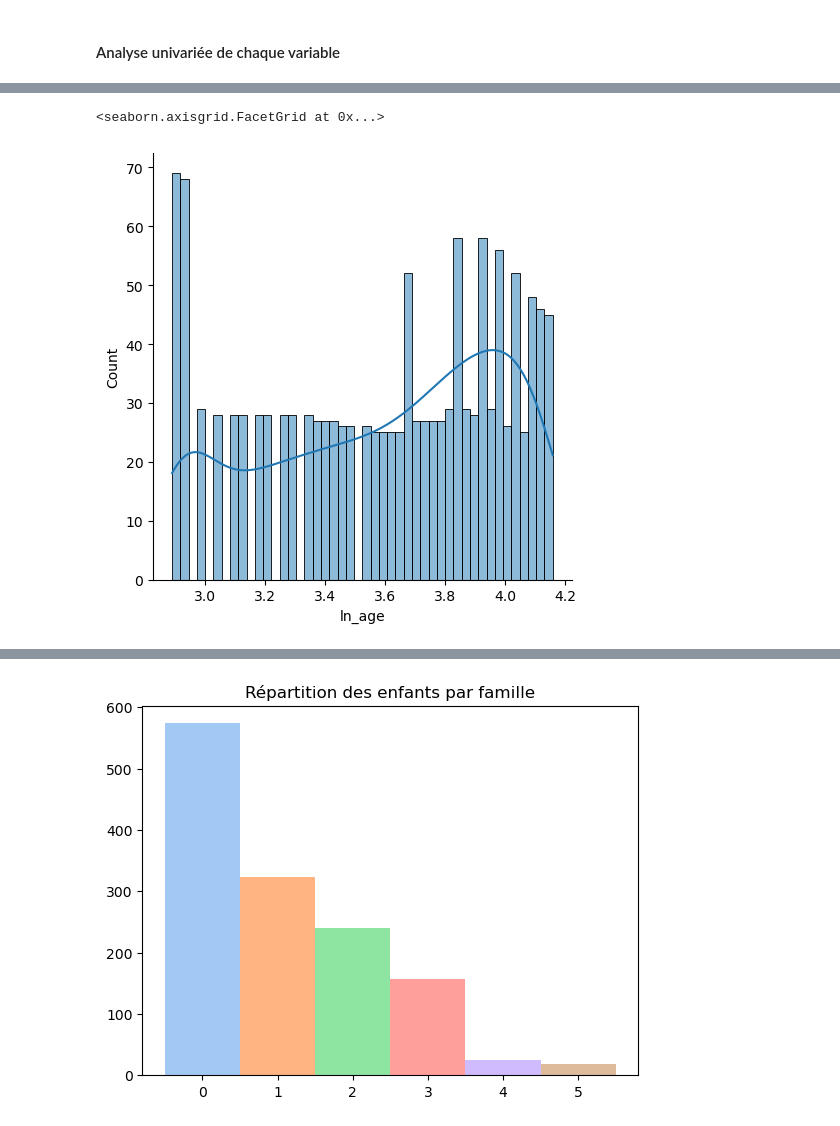
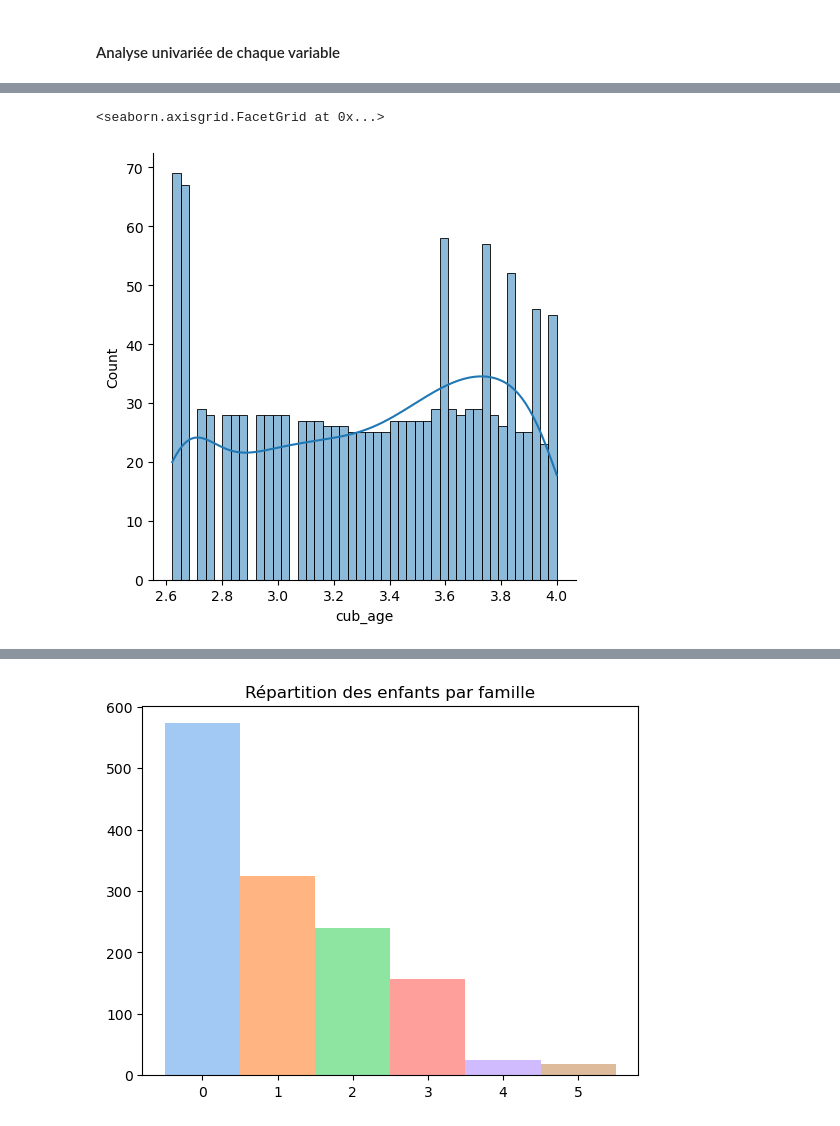
Before and after one commit to EliasMez/assurance, a Jupyter notebook: analysa_anas.ipynb, the cells around one changed output, grey strips where cells are left out. Drawn from its saved outputs; the diff is of its cells as text; code cells hidden in the pictures.

```diff
--- a/analysa_anas.ipynb
+++ b/analysa_anas.ipynb
@@ -8,2 +10,3 @@ from math import log as ln
 # %%
 df = pd.read_csv("assurance.csv")
+df=df.drop_duplicates()
@@ -52,2 +72,3 @@ plt.show()
 # %%
-df['ln_age']= df['age'].apply(lambda x : ln(x))
+df['cub_age']= df['age'].apply(lambda x : x**(1/3))
+df['cub_age']
@@ -54,8 +88,8 @@ df['ln_age']= df['age'].apply(lambda x : ln(x))
 # %%
-sns.displot(data=df,x="ln_age", kde=True, bins=46 )
+sns.displot(data=df,x="cub_age", kde=True, bins=46 )
 # %% [output]
 <seaborn.axisgrid.FacetGrid at 0x...>
-[figure, old version]
+[figure, new version]
 # %%
 sns.pairplot(df_continue)
 # %% [output]
```
Also changed, not shown: parts of 25 cells of this notebook, 1 other file.
